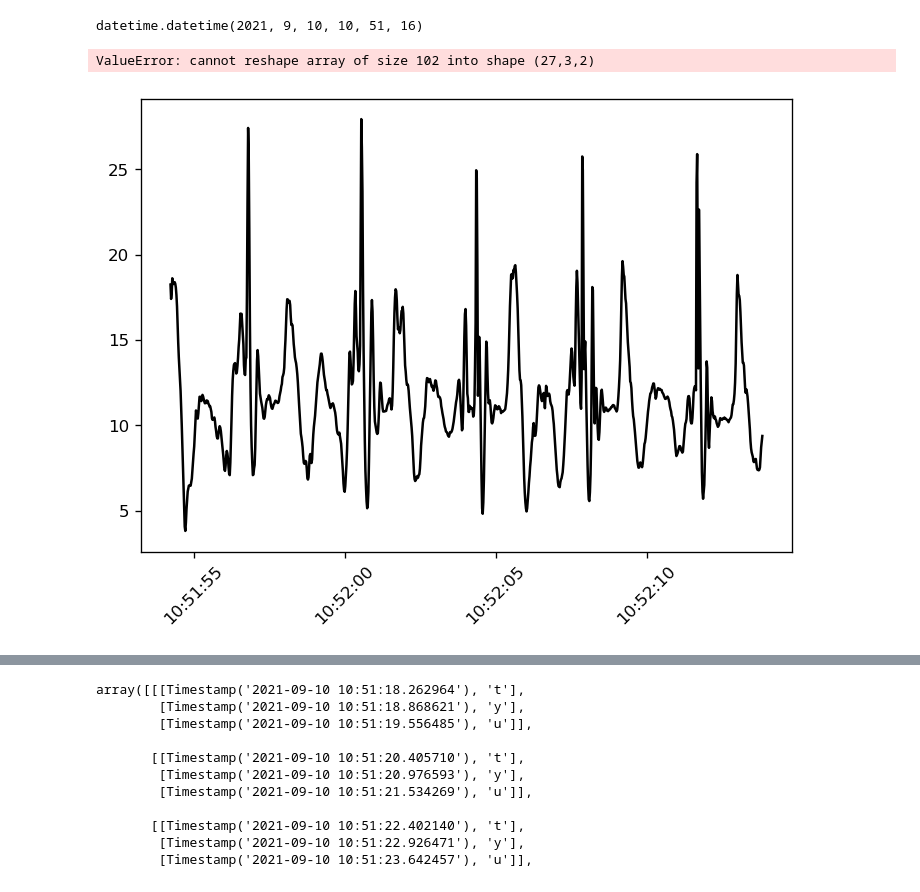
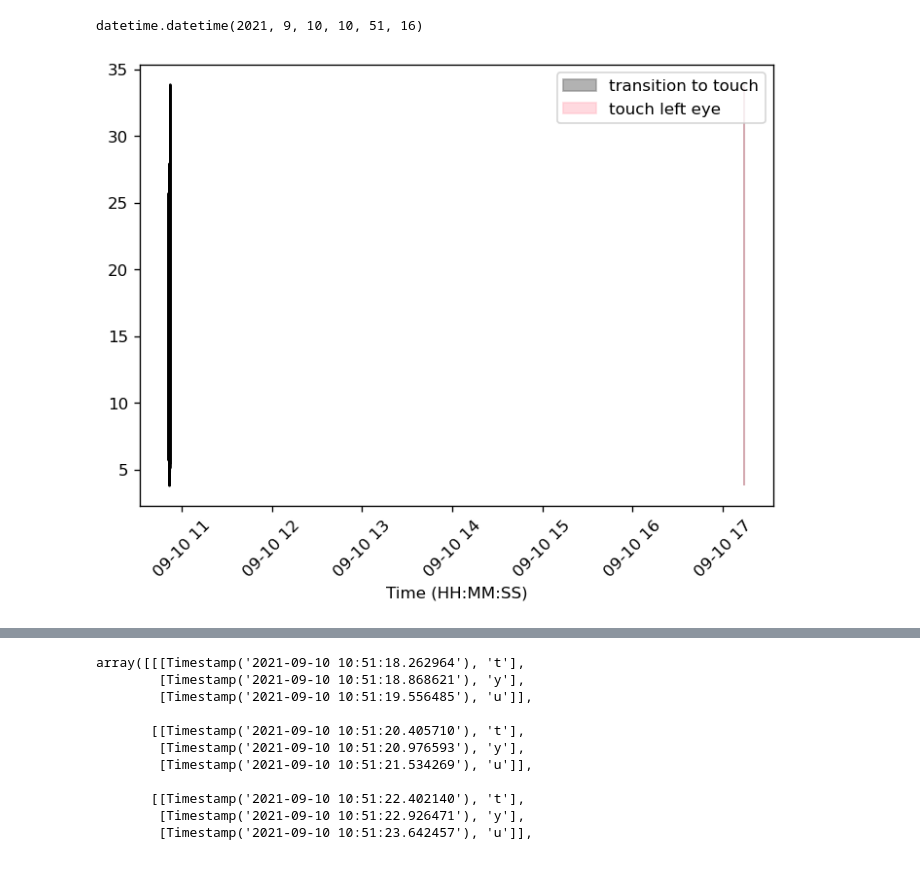
Before and after one commit to rdverse/faceTouch, a Jupyter notebook: dataCleanse/vizSamples.ipynb, the cells around one changed output, grey strips where cells are left out. Cells and saved outputs as stored; diff of their text form; code cells hidden in the pictures.

```diff
--- a/dataCleanse/vizSamples.ipynb
+++ b/dataCleanse/vizSamples.ipynb
@@ -95,9 +84,9 @@ def digit_splitter(name, type='d'):
 # %% [markdown]
 # Load raw data and tags Files
 # %%
-fileName = "a_le_sit.csv"
-tagsDf = pd.read_csv("../data/tags/b/b_m_sit.csv", index_col=[0])
-dataDf = process_rawdata("../data/raw/b/20210910171401b_m_sit.csv")
+fileName = "a_m_sit.csv"
+tagsDf = pd.read_csv("../data/unclean/tags/b/b_m_sit.csv", index_col=[0])
+dataDf = process_rawdata("../data/unclean/raw/b/20210910171401b_m_sit.csv")
 tagsDf['time'] = pd.to_datetime(tagsDf.time) + datetime.timedelta(0,1)
 # %%
 import datetime
@@ -112,7 +101,7 @@ plt.figure(figsize = (7,5),dpi=120)
 
 #plt.plot(dataDf.TimeStamp[2000:3000],dataDf.Resultant_Accel_LN_[:1000])
 
-plt.plot(dataDf.TimeStamp[2000:3000],dataDf.Resultant_Accel_LN_[2000:3000], color='black')
+plt.plot(dataDf.TimeStamp[20:],dataDf.Resultant_Accel_LN_[20:], color='black')
 
 
 # plt.plot(dataDf.TimeStamp[2000:3000],dataDf.Accel_LN_X_CAL[2000:3000], label = 'x-Accel')
@@ -127,38 +116,37 @@ plt.xticks(rotation=45)
 #                 facecolor='green', alpha=0.2, interpolate=True)
 
 
-for i,bar in enumerate(tagsDf.values.reshape(27,3,2)[8:13]):
+for i,bar in enumerate(tagsDf.values.reshape(17,3,2)[10:15]):
     times = np.take(bar,0, axis=1)
     times = [t - datetime.timedelta(0,1) for t in times]
     a = times[0]
     b = times[1]
-    vals = dataDf.Resultant_Accel_LN_[2000:3000]
+    vals = dataDf.Resultant_Accel_LN_[20:]
     #vals = [0,25]
     if i==0:
         plt.fill_between([times[0],times[1]], np.min(vals), np.max(vals), alpha =0.6, color = 'gray', label = "transition to touch")
         plt.fill_between([times[1],times[2]], np.min(vals), np.max(vals), alpha =0.6, color = 'pink', label = "touch left eye")
     else:
         plt.fill_between([times[0],times[1]], np.min(vals), np.max(vals), alpha =0.6, color = 'gray')
         plt.fill_between([times[1],times[2]], np.min(vals), np.max(vals), alpha =0.6, color = 'pink')
 
 plt.xlabel("Time (HH:MM:SS)")
     #plt.fill_between([times[1],times[2]], np.min(vals), np.max(vals), alpha =0.6, color = 'yellow')
 
     # #     plt.fill_between(np.take(bar,0))
 
 # #     print(np.take(bar,0))
 # #     pos= np.sum(np.take(bar,0))
 # #     print(pos)
 #     plt.bar(np.take(bar,0), 27.5, datetime.timedelta(0,20))
 
 #     val= [max_val]
 #     width = [bar[2][0]-bar[0][0]]
 #     ax2.bar(pos,val,width, color = 'black', alpha = 0.1)
 plt.legend()
 plt.savefig("r.png")
 plt.show()
 #plt.bar()
 %matplotlib inline
 # %% [output]
-ValueError: cannot reshape array of size 102 into shape (27,3,2)
-[figure, old version]
+[figure, new version]
```
Also changed, not shown: parts of 4 cells of this notebook, 7 other files.
